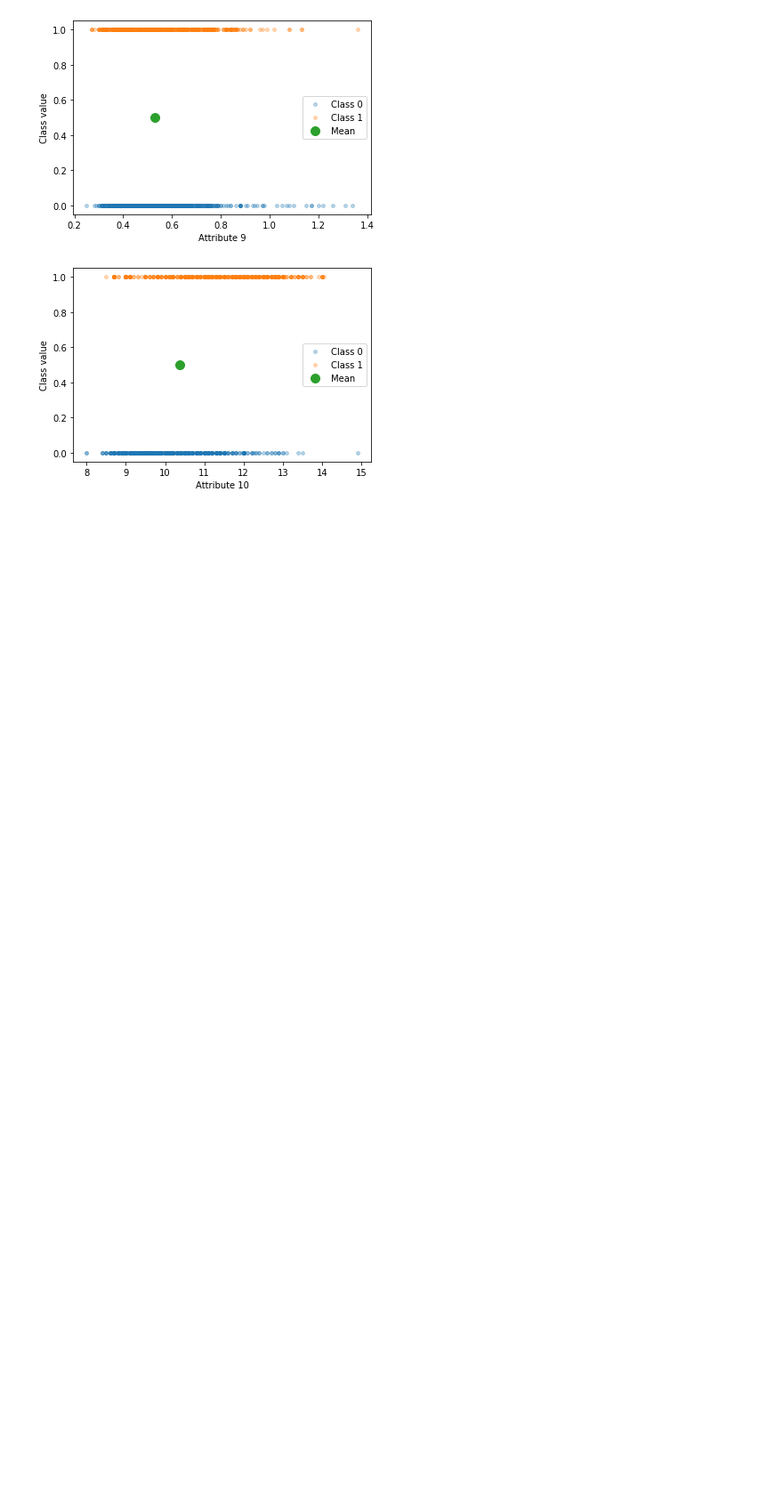
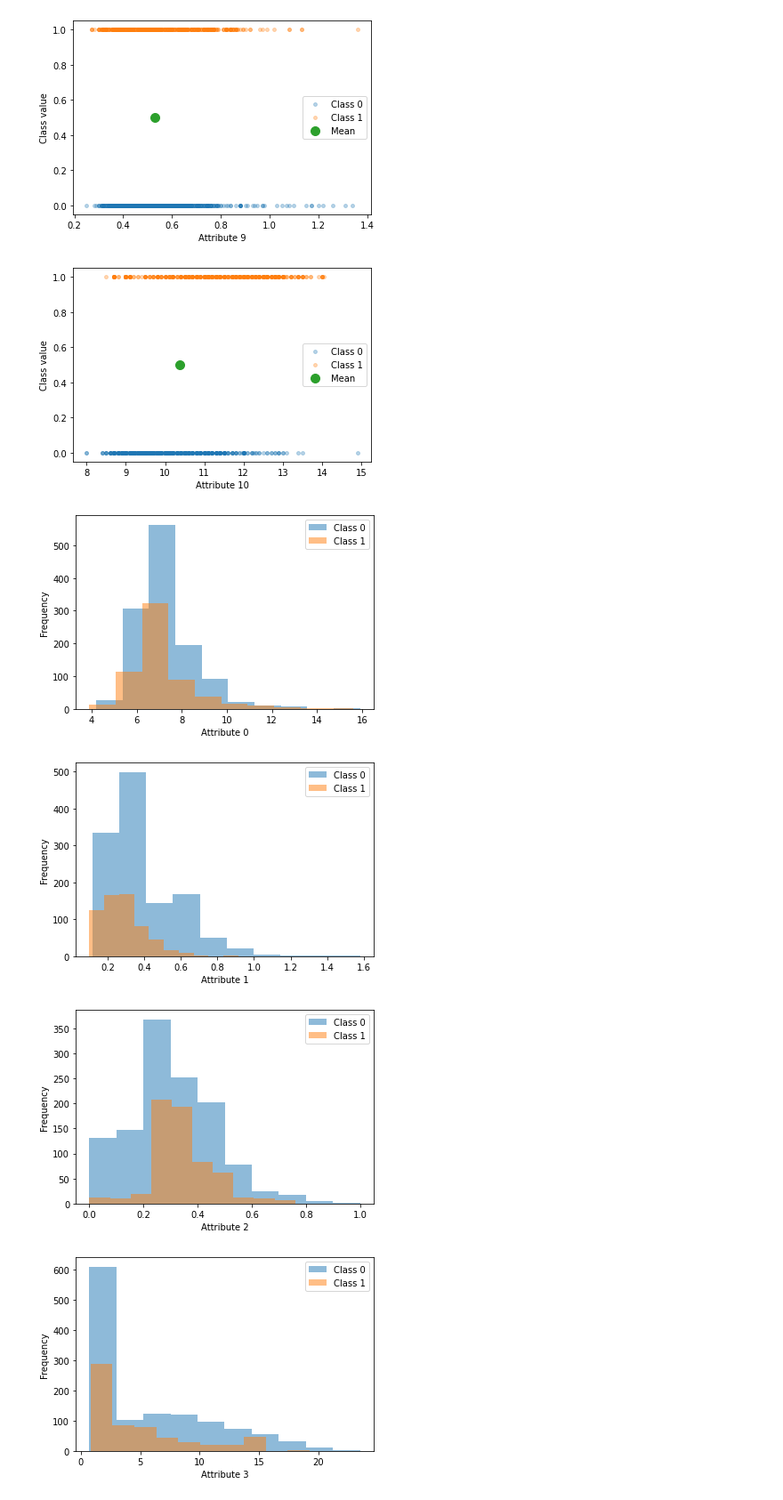
Before and after one commit to moDal7/machine-learning-labs-and-projects, a Jupyter notebook: project/data_exploration.ipynb, the cells around one changed output. Shown at 89% size. Saved outputs shown, nothing was run; the diff lists cells and outputs as text; code cells hidden in the pictures; blank space fills up the shorter version.

```diff
--- a/project/data_exploration.ipynb
+++ b/project/data_exploration.ipynb
@@ -74,3 +74,16 @@ for i in range(A.shape[0]):
 [figure]
 [figure]
 [figure]
+# %%
+for i in range(A.shape[0]):
+    plt.figure()
+    plt.xlabel("Attribute %d" % (i))
+    plt.ylabel("Frequency")
+    plt.hist(A_0[i, :], 10, label = 'Class 0', histtype='stepfilled', alpha=0.5, linewidth=1)
+    plt.hist(A_1[i, :], 10, label = 'Class 1', histtype='stepfilled', alpha=0.5, linewidth=1)
+    plt.legend()
+# %% [output]
+[figure, added]
+[figure, added]
+[figure, added]
+[figure, added]
```
Also changed, not shown: parts of 1 cell of this notebook, 6 other files.
